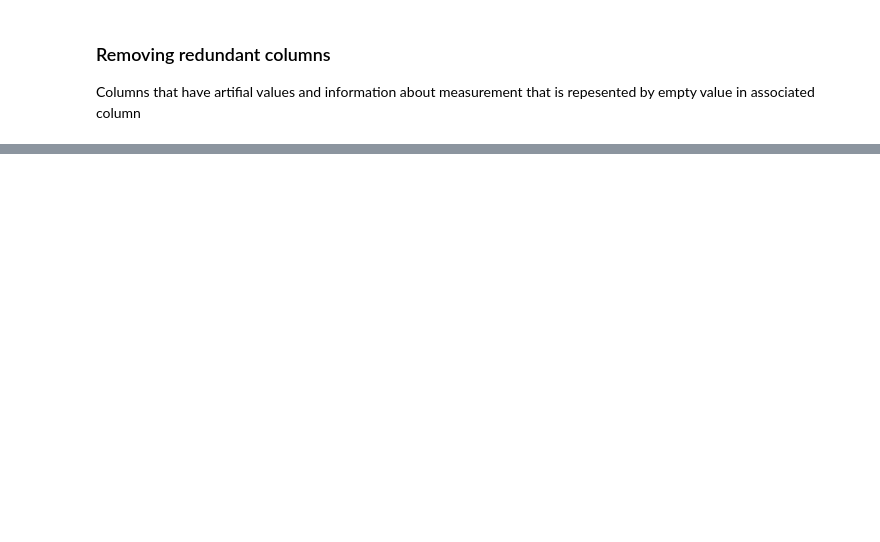
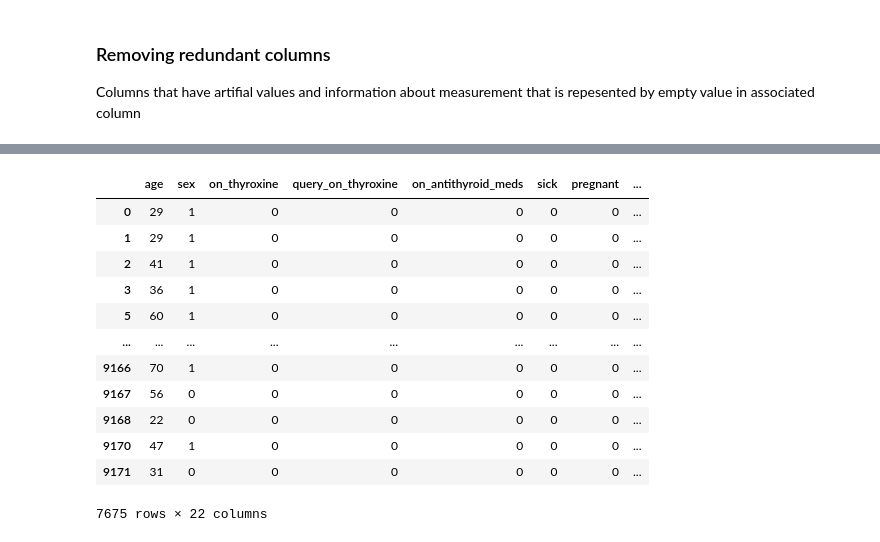
Before and after one commit to Kepins/ByteBots-Hackathon2024, a Jupyter notebook: main.ipynb, the cells around one changed output, grey strips where cells are left out. Drawn from its saved outputs; the diff is of its cells as text; code cells hidden in the pictures; blank space fills up the shorter version.

```diff
--- a/main.ipynb
+++ b/main.ipynb
@@ -61,0 +229,13 @@ df.columns
+# %%
+df.replace('f', 0, inplace=True)
+df.replace('t', 1, inplace=True)
+df.replace('M', 0, inplace=True)
+df.replace('F', 1, inplace=True)
+
+target_map = {
+    "negative": 0,
+    "hyperthyroid": 1,
+    "hypothyroid": 2,
+}
+
+df["target"] = df["target"].map(target_map)
@@ -61,0 +256,16 @@ df.columns
+# %%
+df
+# %% [output]
+|  | age | sex | on_thyroxine | query_on_thyroxine | on_antithyroid_meds | sick | pregnant | ... |
+| 0 | 29 | 1 | 0 | 0 | 0 | 0 | 0 | ... |
+| 1 | 29 | 1 | 0 | 0 | 0 | 0 | 0 | ... |
+| 2 | 41 | 1 | 0 | 0 | 0 | 0 | 0 | ... |
+| 3 | 36 | 1 | 0 | 0 | 0 | 0 | 0 | ... |
+| 5 | 60 | 1 | 0 | 0 | 0 | 0 | 0 | ... |
+| ... | ... | ... | ... | ... | ... | ... | ... | ... |
+| 9166 | 70 | 1 | 0 | 0 | 0 | 0 | 0 | ... |
+| 9167 | 56 | 0 | 0 | 0 | 0 | 0 | 0 | ... |
+| 9168 | 22 | 0 | 0 | 0 | 0 | 0 | 0 | ... |
+| 9170 | 47 | 1 | 0 | 0 | 0 | 0 | 0 | ... |
+| 9171 | 31 | 0 | 0 | 0 | 0 | 0 | 0 | ... |
+7675 rows × 22 columns
```
Also changed, not shown: parts of 21 cells of this notebook.
